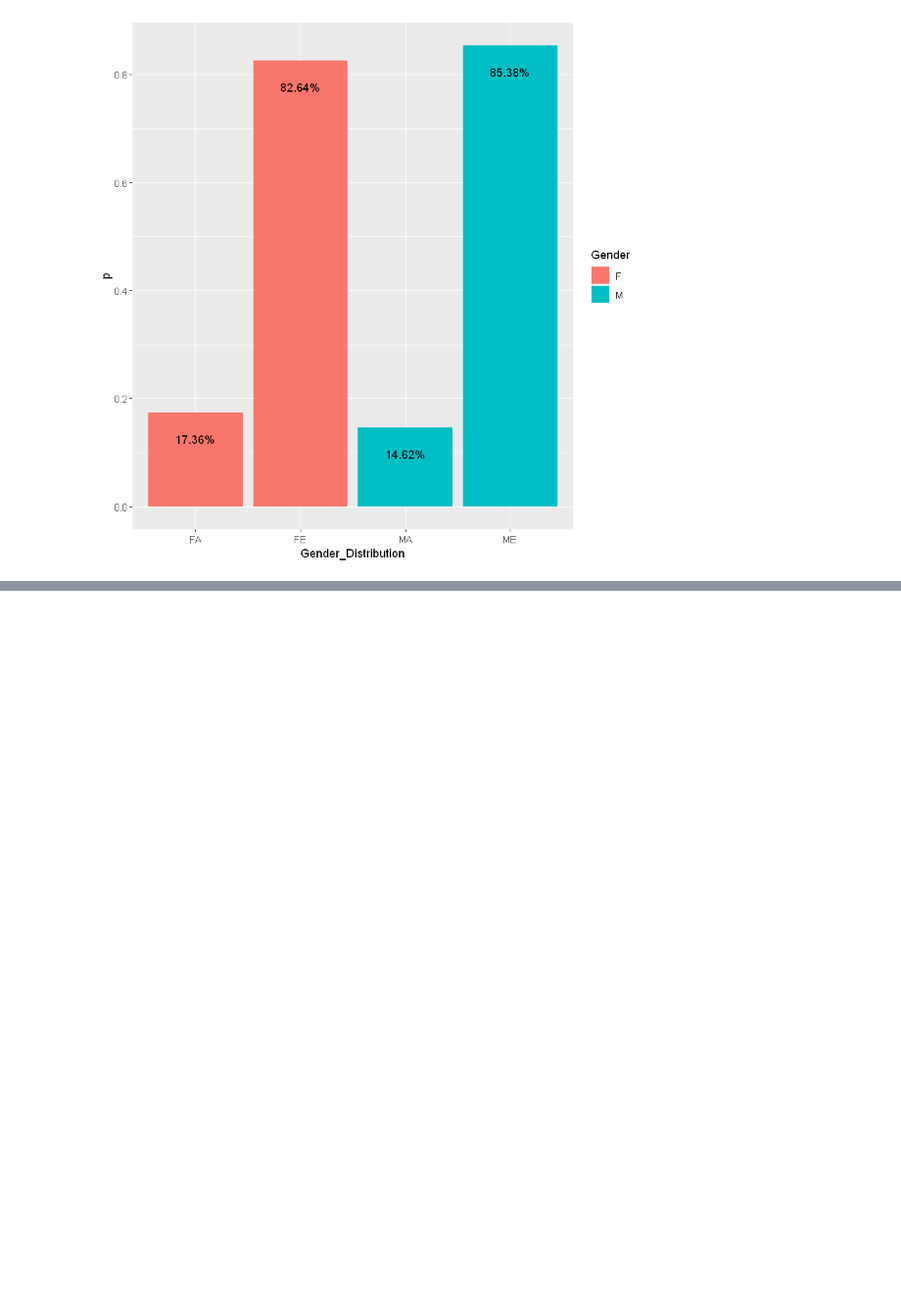
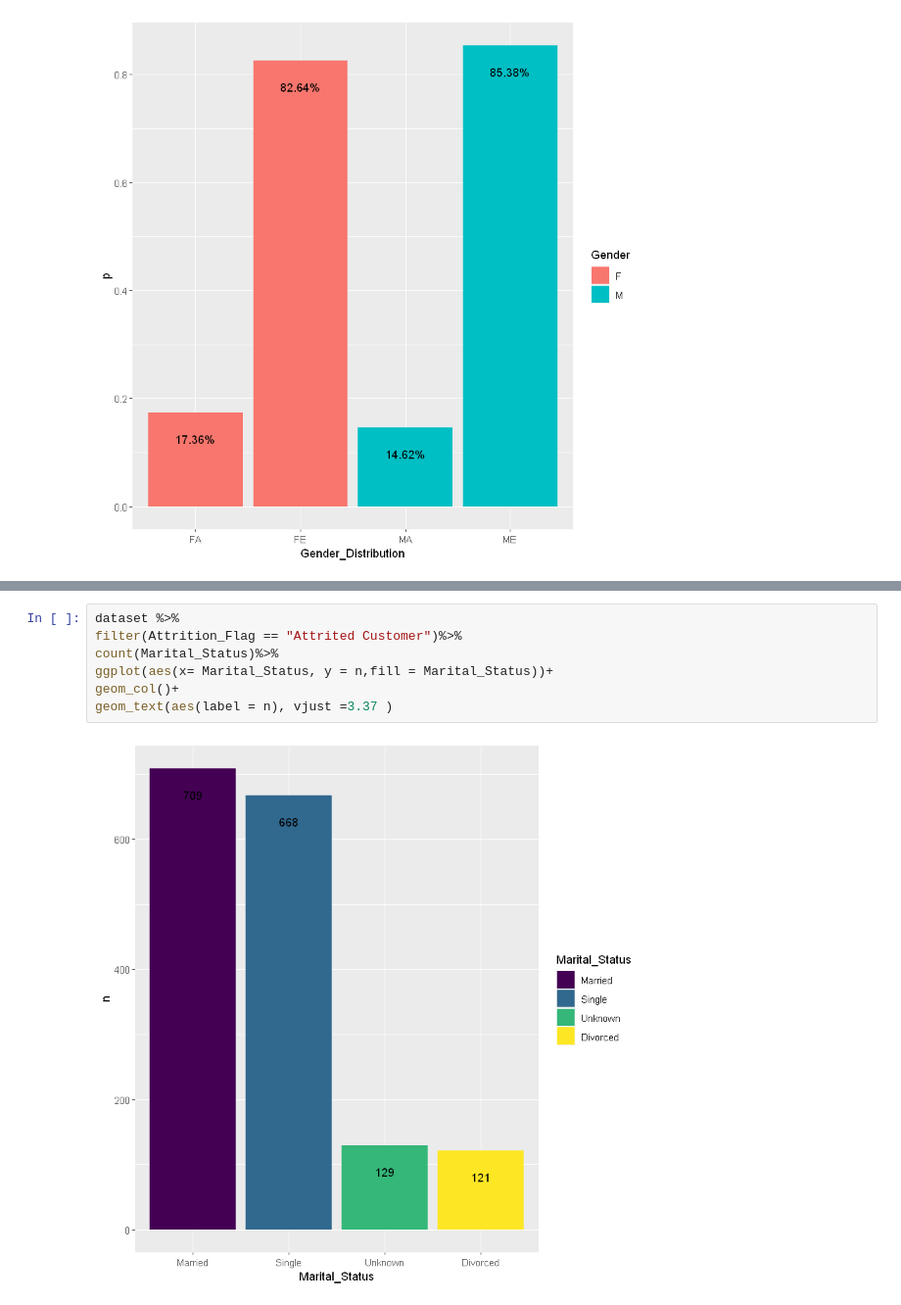
Before and after one commit to WeAreVR/Biba, a Jupyter notebook: BIBA.ipynb, the cells around one changed output, grey strips where cells are left out. Shown at 98% size. Saved outputs shown, nothing was run; the diff lists cells and outputs as text; blank space fills up the shorter version.

```diff
--- a/BIBA.ipynb
+++ b/BIBA.ipynb
@@ -283,0 +280,9 @@ df1
+# %%
+dataset %>%
+filter(Attrition_Flag == "Attrited Customer")%>%
+count(Marital_Status)%>%
+ggplot(aes(x= Marital_Status, y = n,fill = Marital_Status))+
+geom_col()+
+geom_text(aes(label = n), vjust =3.37 )
+# %% [output]
+[figure, added]
```
Also changed, not shown: parts of 10 cells of this notebook.
